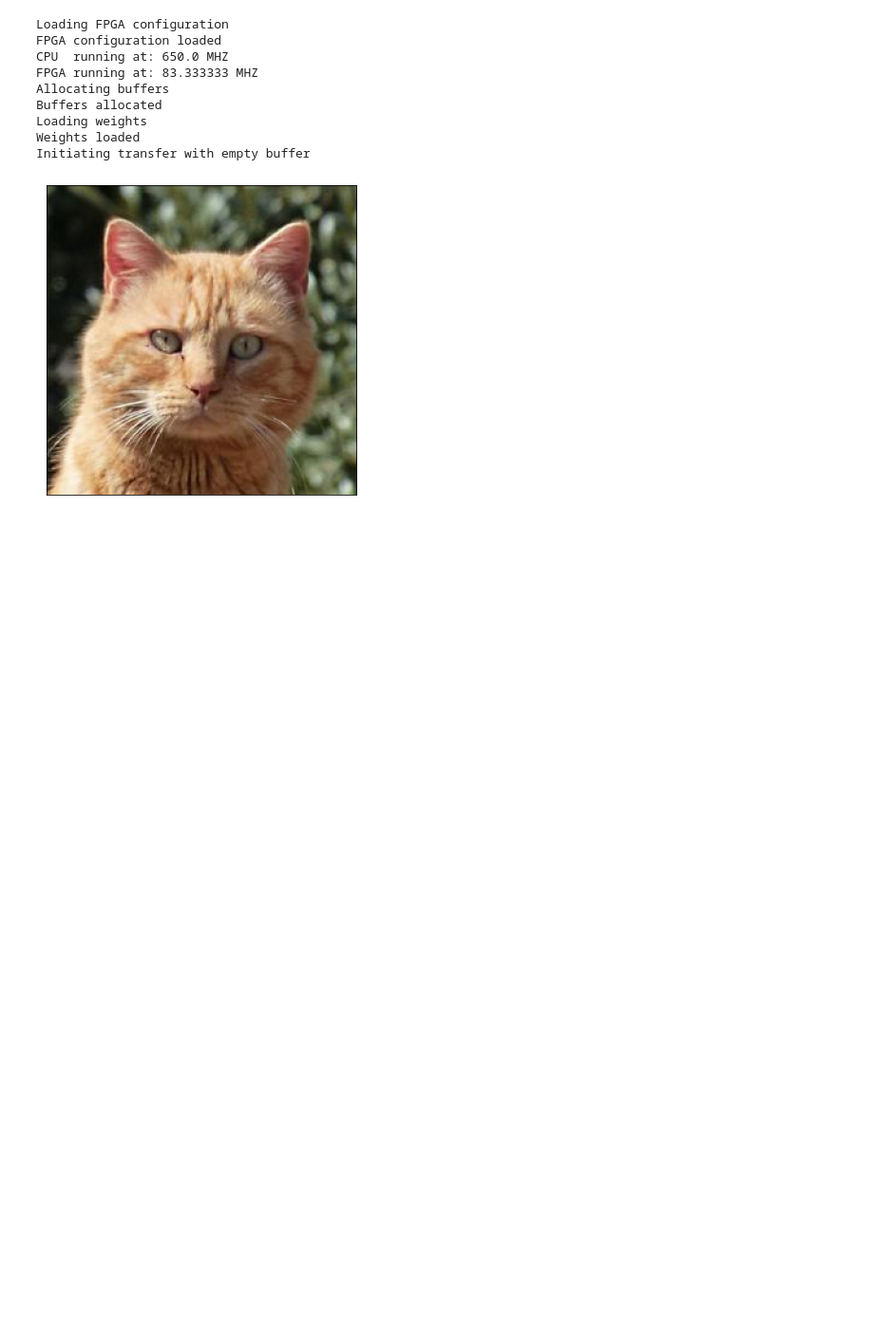
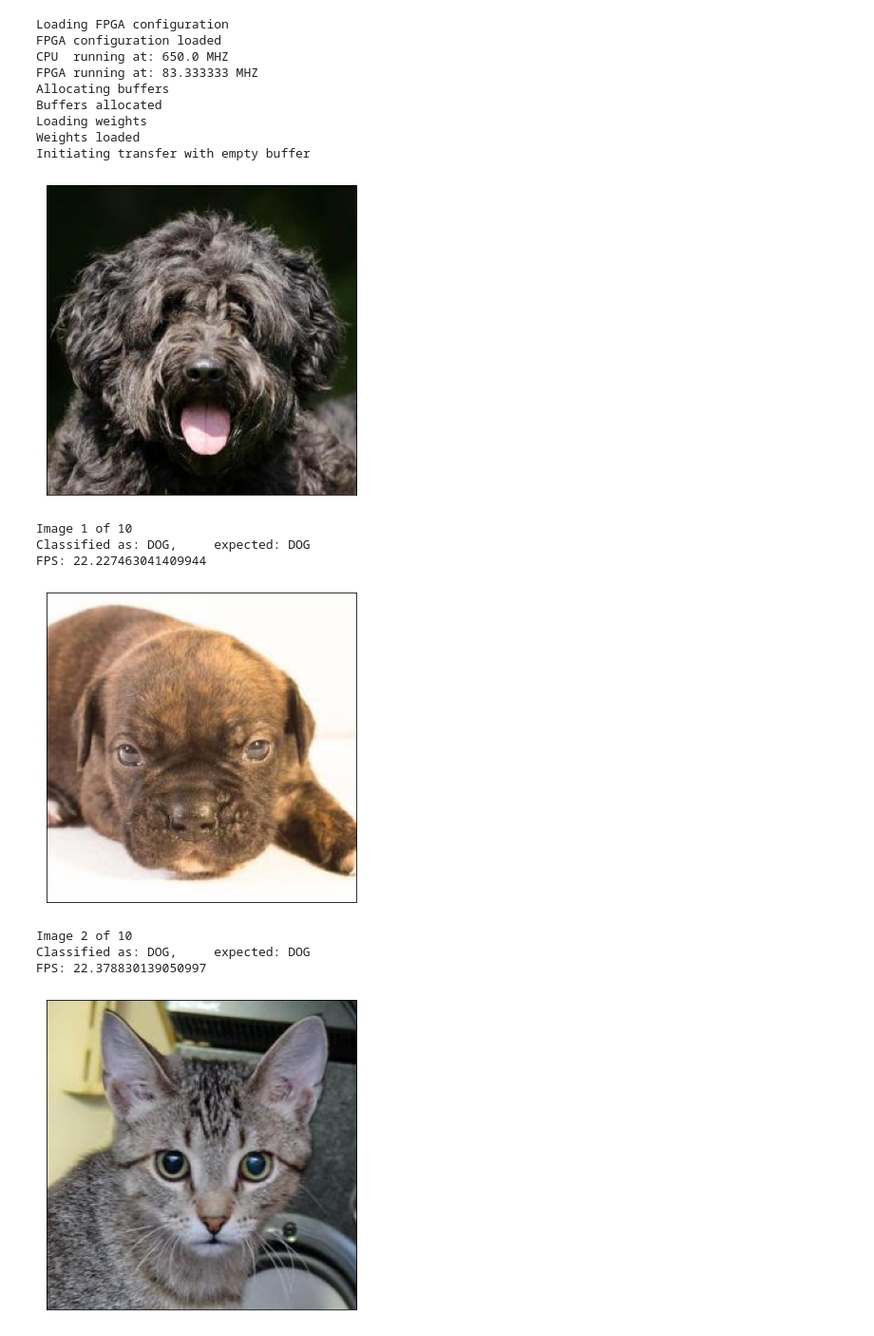
Before and after one commit to xmihol00/PYNQ-Z2_image_classification, a Jupyter notebook: demo_FPGA.ipynb, the cells around one changed output. Shown at 95% size. Drawn from its saved outputs; the diff is of its cells as text; code cells hidden in the pictures; blank space fills up the shorter version.

Commit message:
main-Python notebooks with images

```diff
--- a/demo_FPGA.ipynb
+++ b/demo_FPGA.ipynb
@@ -68,45 +68,60 @@ Loading weights
 Weights loaded
 Initiating transfer with empty buffer
 # %%
+MAX_ITERATIONS = 10
+CLEAR_OUTPUT = False # set to True for larger number of iterations
 fig, ax = plt.subplots(figsize=(6, 6))
-MAX_ITERATIONS = 40
 accuracy = 0
 start = time.time()
 for (sample, expected_class), i in zip(images, range(MAX_ITERATIONS)):
     sample = np.array(Image.open(sample))
     ax.clear()
     ax.imshow(sample * (1/255))
     ax.set_yticks([])
     ax.set_xticks([])
-    clear_output(wait=True)
-    display(fig)
+    if CLEAR_OUTPUT:
+        clear_output(wait=True)
+        display(fig)
+    else:
+        plt.show()
+        fig, ax = plt.subplots(figsize=(6, 6))
+
     counter = 0
     start = time.time()
     while start + 2 > time.time():
         in_ping_pong = not in_ping_pong
         dma_inputs.recvchannel.transfer(out_buffer)
 
         in_buffers[in_ping_pong][:] = sample.flatten()
 
         dma_inputs.sendchannel.wait()
         dma_inputs.sendchannel.transfer(in_buffers[in_ping_pong])
 
         dma_weights.sendchannel.wait()
         dma_weights.sendchannel.transfer(l3_weights_buffer)
 
         dma_inputs.recvchannel.wait()
         outputs[:] = out_buffer[7 * OUTPUT_WIDTH : 8 * OUTPUT_WIDTH]
-        prediction = np.dot(outputs.reshape((1, -1)), l4_weights)
+        prediction = np.dot(outputs.reshape((1, -1)), l4_weights) # compute the last layer of the network on the CPU
         counter += 1
 
     time_taken = time.time() - start
     classified = "DOG" if prediction[0, 0] >= 0 else "CAT"
     print(f"Image {i + 1} of {MAX_ITERATIONS}")
     print(f"Classified as: {classified},\texpected: {expected_class}")
-    print(f"FPS: {counter / time_taken}")
+    print(f"FPS: {counter / time_taken}")  # run at 83.33 MHz (T = 12 ns) on the FPGA and 650 MHz on the CPU
     accuracy += classified == expected_class
 
-clear_output(wait=True)
-print(f"Accuracy: {accuracy / MAX_ITERATIONS * 100} %")
+plt.clf()
+plt.close()
+print(f"\nAccuracy: {accuracy / MAX_ITERATIONS * 100} %")
 # %% [output]
-[figure, old version]
+[figure, new version]
+Image 1 of 10
+Classified as: DOG,     expected: DOG
+FPS: 22.227463041409944
+[figure, added]
+Image 2 of 10
+Classified as: DOG,     expected: DOG
+FPS: 22.378830139050997
+[figure, added]
```
Also changed, not shown: parts of 3 cells of this notebook, 12 other files.
